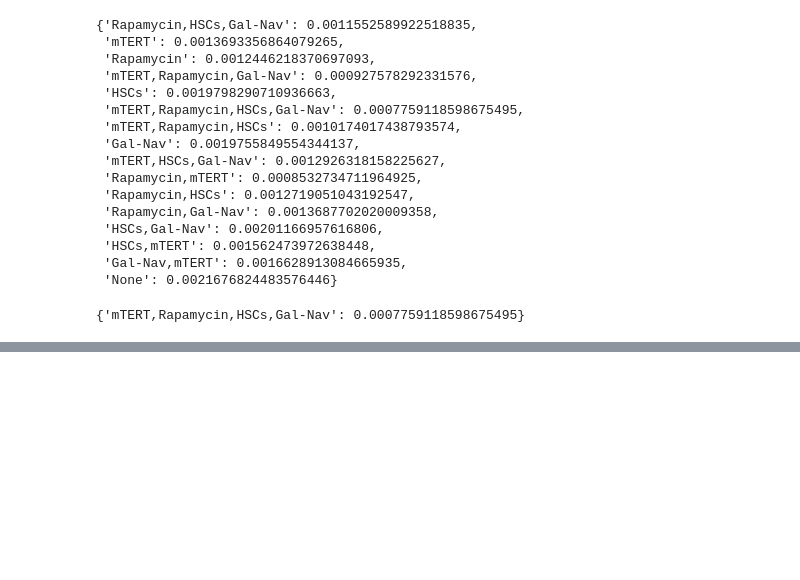
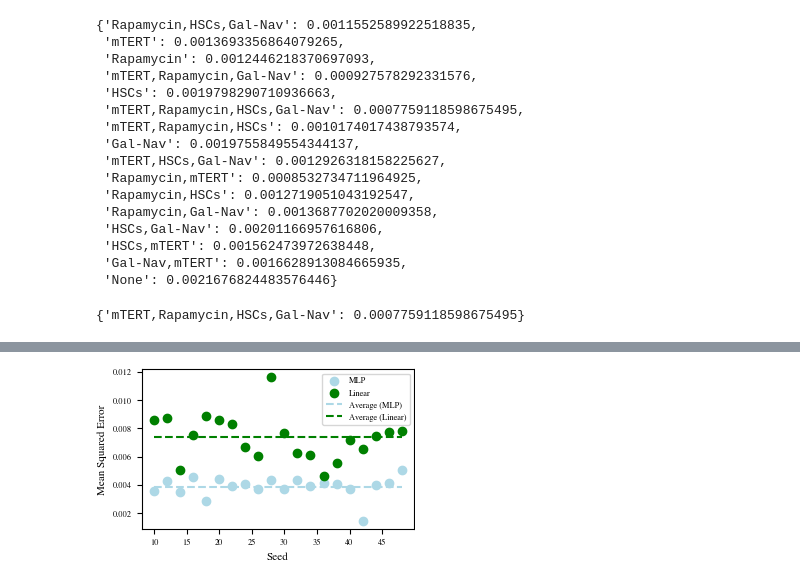
Before and after one commit to shs2017/Data-Literacy, a Jupyter notebook: exp/005_MLPModel.ipynb, the cells around one changed output, grey strips where cells are left out. Cells and saved outputs as stored; diff of their text form; code cells hidden in the pictures; blank space fills up the shorter version.

```diff
--- a/exp/005_MLPModel.ipynb
+++ b/exp/005_MLPModel.ipynb
@@ -691,0 +638,24 @@ np.mean(validation_errors)
+# %%
+### Linear Model Validation Error, taken from notebook 004_SecondOrderModel.ipynb
+validation_errors_linear = [0.008630171274218047,
+ 0.008710712342267689,
+ 0.005041926408322008,
+ 0.007564331105631645,
+ 0.008848346777534107,
+ 0.008617876953292181,
+ 0.00834957313208845,
+ 0.0066994539302037,
+ 0.006040151669562226,
+ 0.011671381656883435,
+ 0.007679847634472643,
+ 0.00629482699184619,
+ 0.006094763613632887,
+ 0.004638775773035481,
+ 0.0055379683095298764,
+ 0.007178600840944868,
+ 0.00657010914574313,
+ 0.007454847909058801,
+ 0.007758552356082337,
+ 0.007826743231402972]
+
+validation_errors_linear_mean
@@ -692,3 +683,23 @@ np.mean(validation_errors)
+# %%
+
+plt.scatter(seeds, validation_errors, label='MLP', color=COLOR_MAP[0])
+plt.scatter(seeds, validation_errors_linear, label='Linear', color=COLOR_MAP[1])
+
+validation_errors_mean = [np.mean(validation_errors)]*len(seeds)
+validation_errors_linear_mean = [np.mean(validation_errors_linear)]*len(seeds)
+
+# Plot the average lines
+plt.plot(seeds,validation_errors_mean, label='Average (MLP)', linestyle='--', color=COLOR_MAP[0])
+plt.plot(seeds,validation_errors_linear_mean, label='Average (Linear)', linestyle='--', color=COLOR_MAP[1])
+
+plt.xlabel('Seed')
+plt.ylabel('Mean Squared Error')
+plt.legend()
+
+plt.savefig('../fig/validation_error_comparison.pdf')
+plt.show()
+# %% [output]
+[figure, added]
 # %%
 # Define custom key order
 custom_order = ['None', 'Rapamycin', 'HSCs', 'Gal-Nav', 'mTERT',
```
Also changed, not shown: parts of 15 cells of this notebook, 2 other files.
